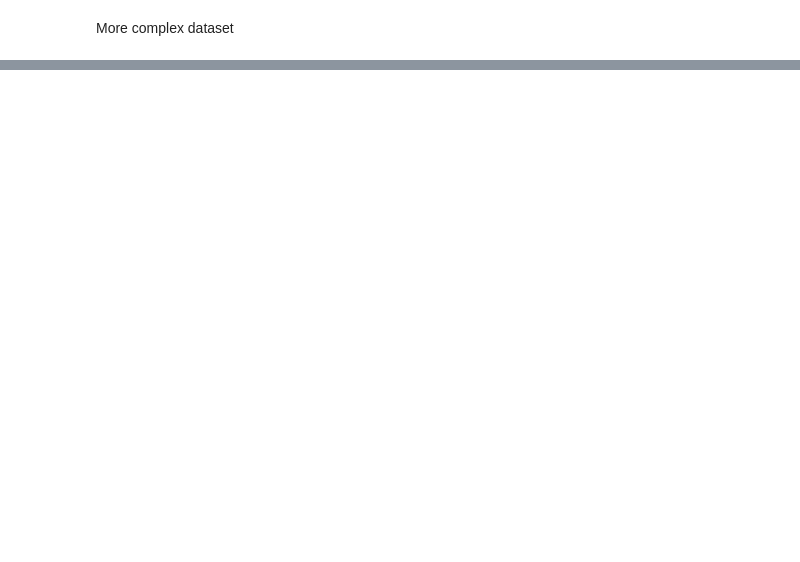
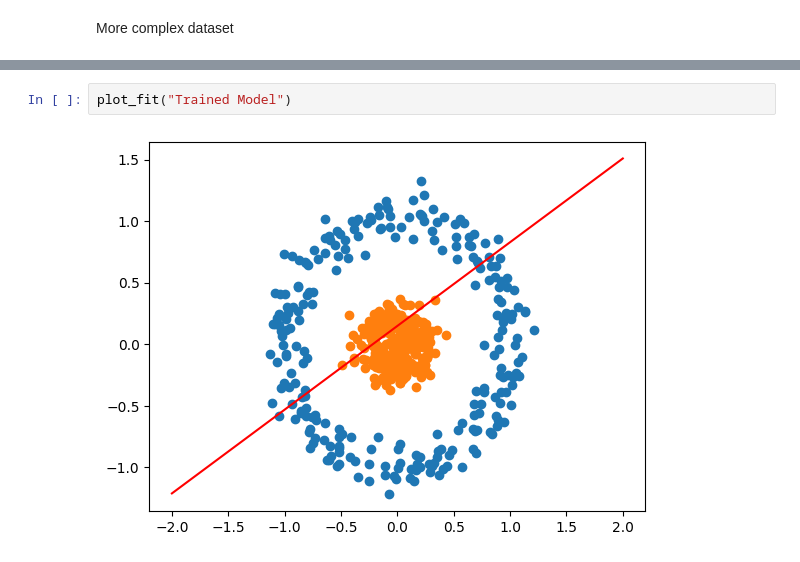
Before and after one commit to Vey27/Deep-Learning-and-Computer-Vision, a Jupyter notebook: Perceptron.ipynb, the cells around one changed output, grey strips where cells are left out. Drawn from its saved outputs; the diff is of its cells as text; blank space fills up the shorter version.

```diff
--- a/Perceptron.ipynb
+++ b/Perceptron.ipynb
@@ -199,0 +284,4 @@ More complex dataset
+# %%
+plot_fit("Trained Model")
+# %% [output]
+[figure, added]
```
Also changed, not shown: parts of 18 cells of this notebook.
